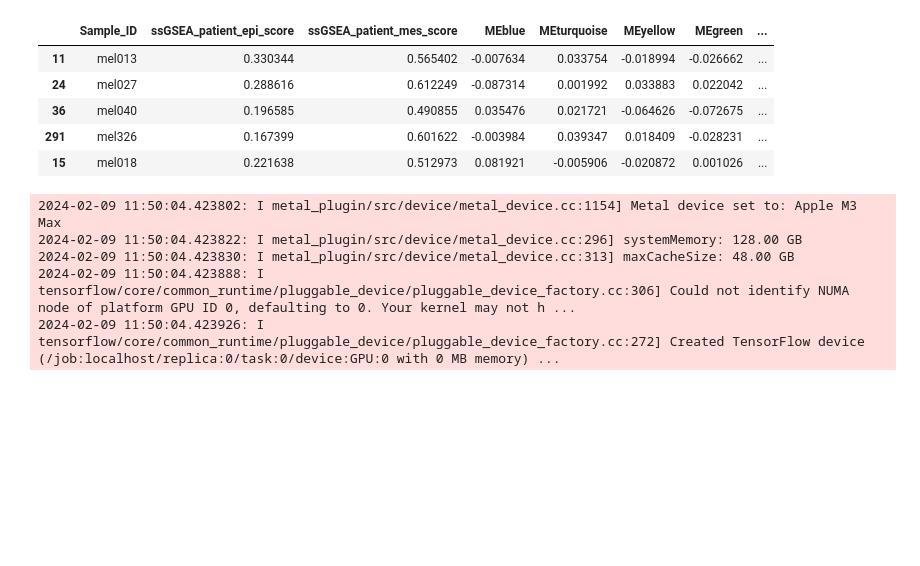
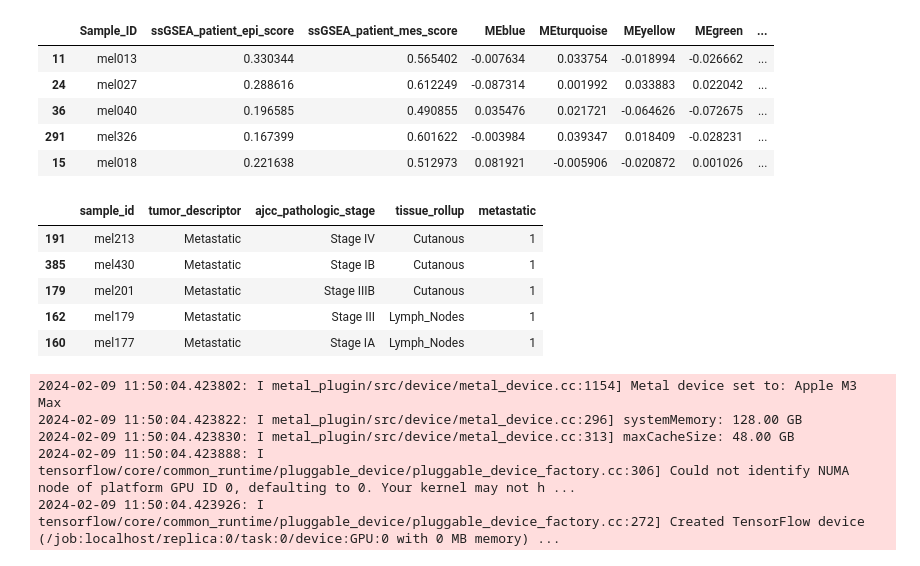
Before and after one commit to SciOmics/TCGA_Melanoma_RNASeq, a Jupyter notebook: code/11_Neural_Net.ipynb, the cells around one changed output. Cells and saved outputs as stored; diff of their text form; code cells hidden in the pictures; blank space fills up the shorter version.

```diff
--- a/code/11_Neural_Net.ipynb
+++ b/code/11_Neural_Net.ipynb
@@ -102,6 +122,15 @@ x_train.head()
 | 36 | mel040 | 0.196585 | 0.490855 | 0.035476 | 0.021721 | -0.064626 | -0.072675 | ... |
 | 291 | mel326 | 0.167399 | 0.601622 | -0.003984 | 0.039347 | 0.018409 | -0.028231 | ... |
 | 15 | mel018 | 0.221638 | 0.512973 | 0.081921 | -0.005906 | -0.020872 | 0.001026 | ... |
+# %%
+y_train.head()
+# %% [output]
+|  | sample_id | tumor_descriptor | ajcc_pathologic_stage | tissue_rollup | metastatic |
+| 191 | mel213 | Metastatic | Stage IV | Cutanous | 1 |
+| 385 | mel430 | Metastatic | Stage IB | Cutanous | 1 |
+| 179 | mel201 | Metastatic | Stage IIIB | Cutanous | 1 |
+| 162 | mel179 | Metastatic | Stage III | Lymph_Nodes | 1 |
+| 160 | mel177 | Metastatic | Stage IA | Lymph_Nodes | 1 |
 # %%
 # define the keras model
 model = Sequential()
```
Also changed, not shown: parts of 2 cells of this notebook.
